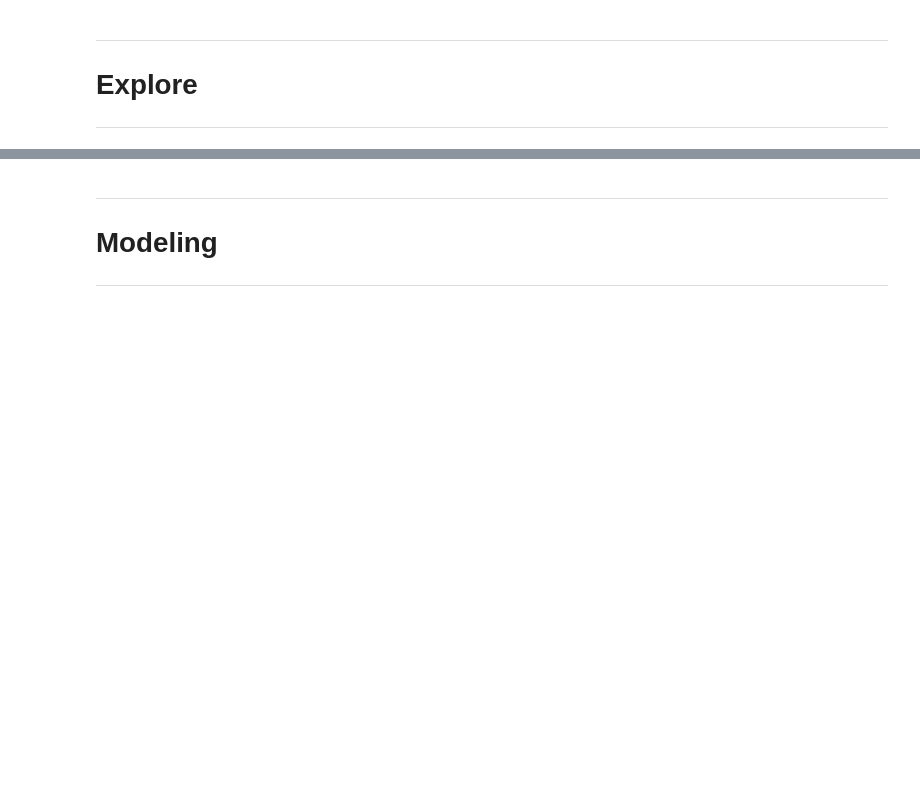
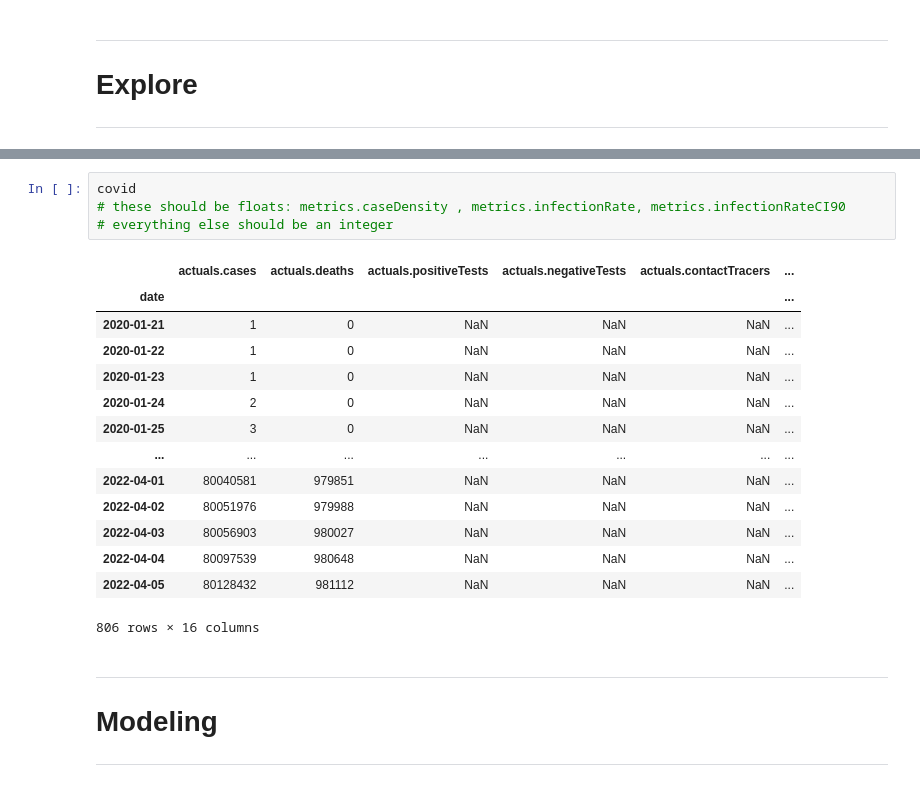
Before and after one commit to JeanetteSchulz/Covid_Analysis, a Jupyter notebook: Jeanettes_Project_Workbook.ipynb, the cells around one changed output, grey strips where cells are left out. Cells and saved outputs as stored; diff of their text form; blank space fills up the shorter version.

Commit message:
checking datatype of columns

```diff
--- a/Jeanettes_Project_Workbook.ipynb
+++ b/Jeanettes_Project_Workbook.ipynb
@@ -292,3 +313,22 @@ view_hist(covid)
+# %%
+covid
+# these should be floats: metrics.caseDensity , metrics.infectionRate, metrics.infectionRateCI90
+# everything else should be an integer
+# %% [output]
+|  | actuals.cases | actuals.deaths | actuals.positiveTests | actuals.negativeTests | actuals.contactTracers | ... |
+| date |  |  |  |  |  | ... |
+| 2020-01-21 | 1 | 0 | NaN | NaN | NaN | ... |
+| 2020-01-22 | 1 | 0 | NaN | NaN | NaN | ... |
+| 2020-01-23 | 1 | 0 | NaN | NaN | NaN | ... |
+| 2020-01-24 | 2 | 0 | NaN | NaN | NaN | ... |
+| 2020-01-25 | 3 | 0 | NaN | NaN | NaN | ... |
+| ... | ... | ... | ... | ... | ... | ... |
+| 2022-04-01 | 80040581 | 979851 | NaN | NaN | NaN | ... |
+| 2022-04-02 | 80051976 | 979988 | NaN | NaN | NaN | ... |
+| 2022-04-03 | 80056903 | 980027 | NaN | NaN | NaN | ... |
+| 2022-04-04 | 80097539 | 980648 | NaN | NaN | NaN | ... |
+| 2022-04-05 | 80128432 | 981112 | NaN | NaN | NaN | ... |
+806 rows × 16 columns
 # %% [markdown]
 ---
 # Modeling
```
Also changed, not shown: parts of 12 cells of this notebook.
